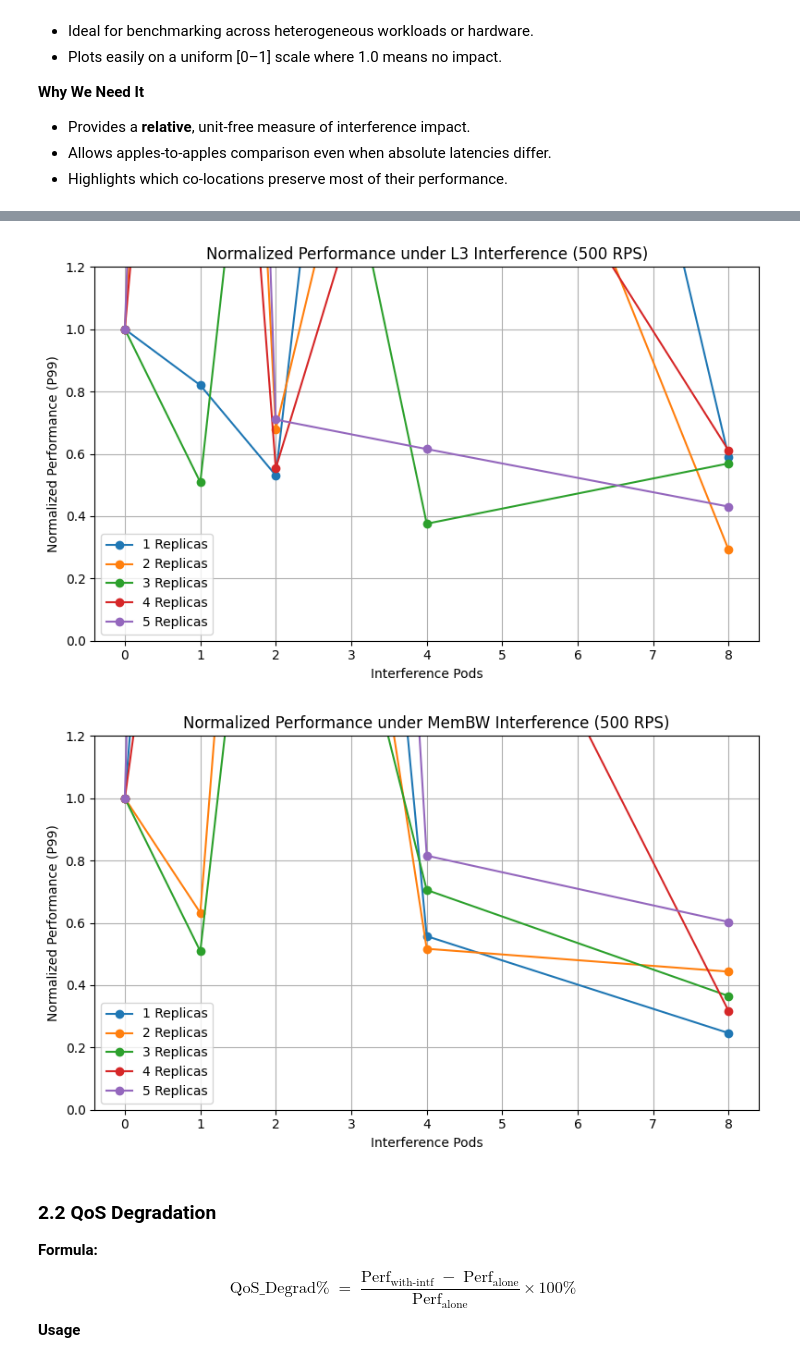
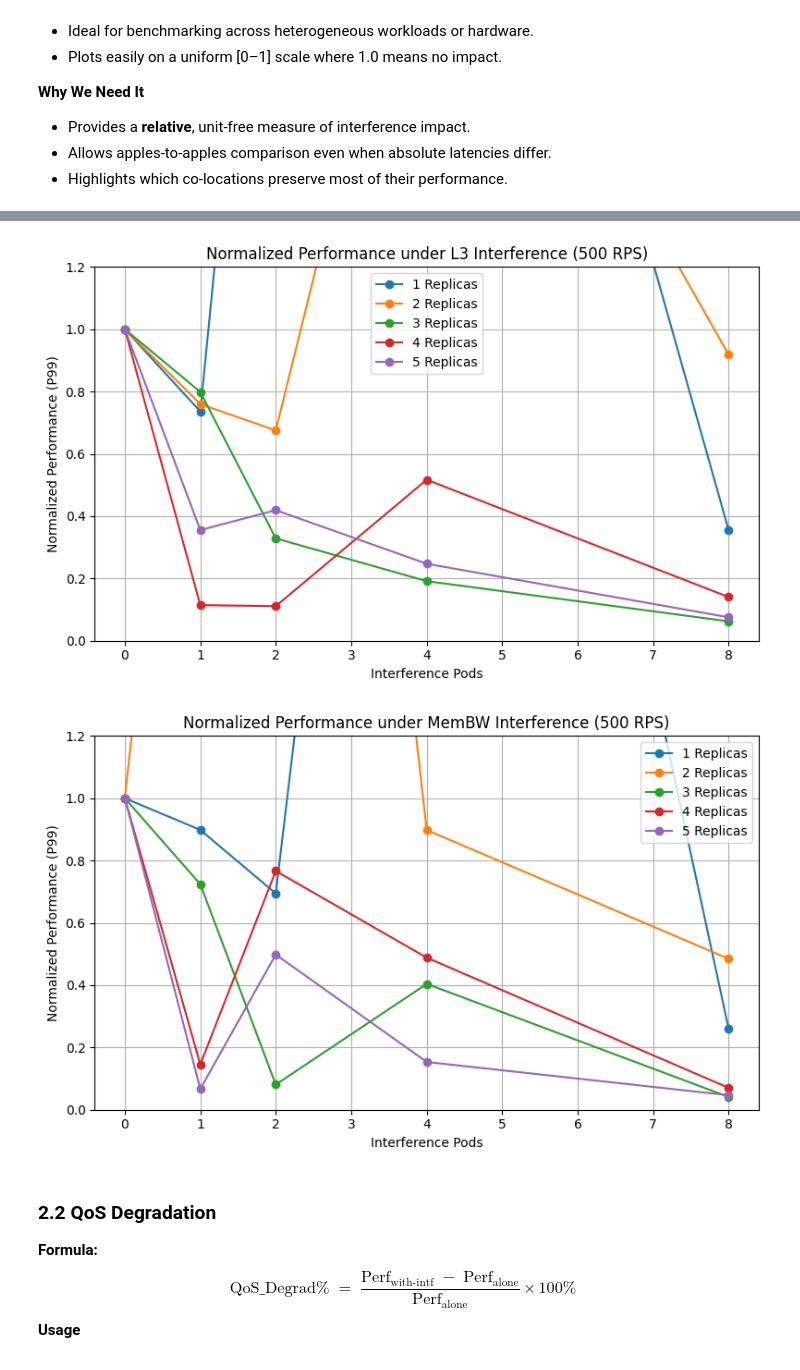
Before and after one commit to georgakopoulosgeo/Interference_Thesis_NTUA, a Jupyter notebook: profiling/slowdown_predictor.ipynb, the cells around one changed output, grey strips where cells are left out. Drawn from its saved outputs; the diff is of its cells as text; code cells hidden in the pictures.

```diff
--- a/profiling/slowdown_predictor.ipynb
+++ b/profiling/slowdown_predictor.ipynb
@@ -339,7 +339,7 @@ import matplotlib.pyplot as plt
 
 
 # Filter only 500 RPS entries
-df_500 = df_perf[df_perf["Given_RPS"] == 900].copy()
+df_500 = df_perf[df_perf["Given_RPS"] == 1300].copy()
 
 # Interference scenario structure
 scenario_map = {
@@ -406,5 +406,5 @@ plot_normalized_perf(df_membw, "Normalized Performance under MemBW Interference
-[figure, old version]
+[figure, new version]
-[figure, old version]
+[figure, new version]
 # %% [markdown]
 ### 2.2 QoS Degradation
 **Formula:**
```
Also changed, not shown: parts of 1 cell of this notebook, 5 other files.
